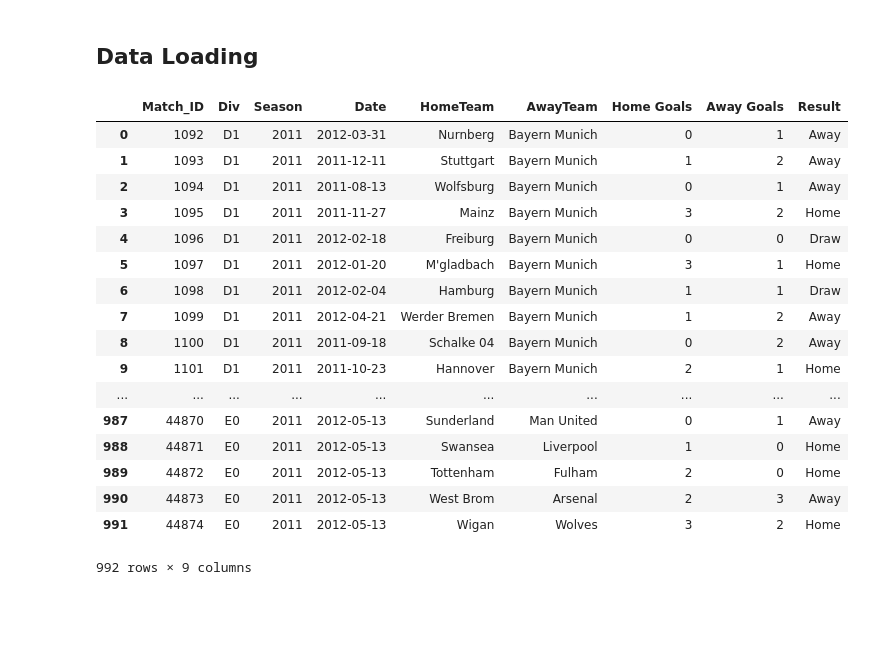
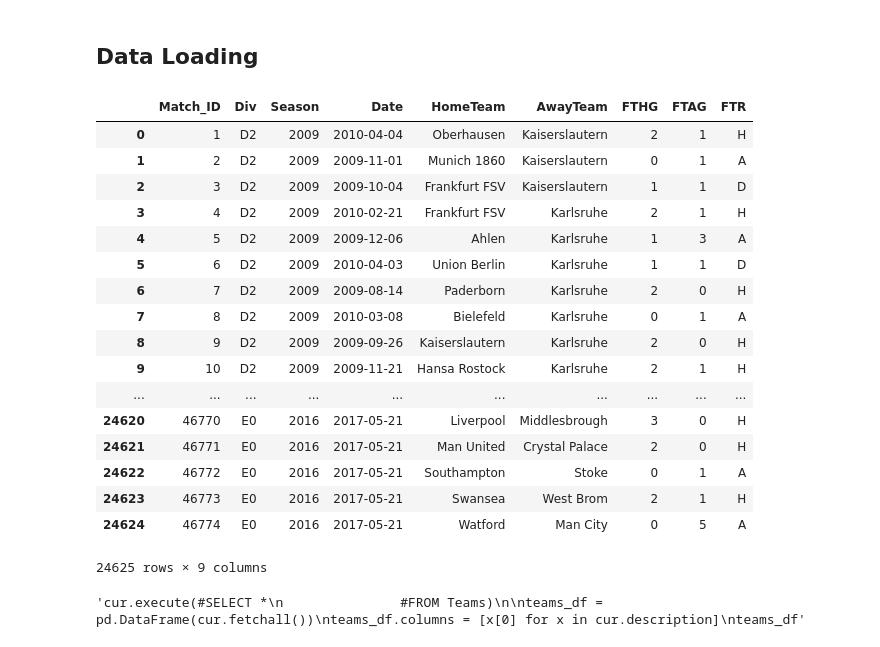
Before and after one commit to Louis-Bad/Module-2---Football-Analysis, a Jupyter notebook: Scrap paper work.ipynb, the cells around one changed output. Drawn from its saved outputs; the diff is of its cells as text; code cells hidden in the pictures; blank space fills up the shorter version.

```diff
--- a/Scrap paper work.ipynb
+++ b/Scrap paper work.ipynb
@@ -10,35 +10,40 @@ cur = conn.cursor()
 # %%
 cur.execute("""SELECT *
                FROM Matches
-               WHERE season = '2011'
                ;""")
 
 matches_df = pd.DataFrame(cur.fetchall())
 matches_df.columns = [x[0] for x in cur.description]
-matches_df.rename(columns={"FTHG":"Home Goals", "FTAG":"Away Goals", "FTR":"Result"}, inplace=True)
+matches_df
+# %% [output]
+|  | Match_ID | Div | Season | Date | HomeTeam | AwayTeam | FTHG | FTAG | FTR |
+| 0 | 1 | D2 | 2009 | 2010-04-04 | Oberhausen | Kaiserslautern | 2 | 1 | H |
+| 1 | 2 | D2 | 2009 | 2009-11-01 | Munich 1860 | Kaiserslautern | 0 | 1 | A |
+| 2 | 3 | D2 | 2009 | 2009-10-04 | Frankfurt FSV | Kaiserslautern | 1 | 1 | D |
+| 3 | 4 | D2 | 2009 | 2010-02-21 | Frankfurt FSV | Karlsruhe | 2 | 1 | H |
+| 4 | 5 | D2 | 2009 | 2009-12-06 | Ahlen | Karlsruhe | 1 | 3 | A |
+| 5 | 6 | D2 | 2009 | 2010-04-03 | Union Berlin | Karlsruhe | 1 | 1 | D |
+| 6 | 7 | D2 | 2009 | 2009-08-14 | Paderborn | Karlsruhe | 2 | 0 | H |
+| 7 | 8 | D2 | 2009 | 2010-03-08 | Bielefeld | Karlsruhe | 0 | 1 | A |
+| 8 | 9 | D2 | 2009 | 2009-09-26 | Kaiserslautern | Karlsruhe | 2 | 0 | H |
+| 9 | 10 | D2 | 2009 | 2009-11-21 | Hansa Rostock | Karlsruhe | 2 | 1 | H |
+| ... | ... | ... | ... | ... | ... | ... | ... | ... | ... |
+| 24620 | 46770 | E0 | 2016 | 2017-05-21 | Liverpool | Middlesbrough | 3 | 0 | H |
+| 24621 | 46771 | E0 | 2016 | 2017-05-21 | Man United | Crystal Palace | 2 | 0 | H |
+| 24622 | 46772 | E0 | 2016 | 2017-05-21 | Southampton | Stoke | 0 | 1 | A |
+| 24623 | 46773 | E0 | 2016 | 2017-05-21 | Swansea | West Brom | 2 | 1 | H |
+| 24624 | 46774 | E0 | 2016 | 2017-05-21 | Watford | Man City | 0 | 5 | A |
+24625 rows × 9 columns
-# %%
-matches_df.loc[(matches_df.Result == 'H'),'Result'] = 'Home'
-matches_df.loc[(matches_df.Result == 'A'),'Result'] = 'Away'
-matches_df.loc[(matches_df.Result == 'D'),'Result'] = 'Draw'
-matches_df
-# %% [output]
-|  | Match_ID | Div | Season | Date | HomeTeam | AwayTeam | Home Goals | Away Goals | Result |
-| 0 | 1092 | D1 | 2011 | 2012-03-31 | Nurnberg | Bayern Munich | 0 | 1 | Away |
-| 1 | 1093 | D1 | 2011 | 2011-12-11 | Stuttgart | Bayern Munich | 1 | 2 | Away |
-| 2 | 1094 | D1 | 2011 | 2011-08-13 | Wolfsburg | Bayern Munich | 0 | 1 | Away |
-| 3 | 1095 | D1 | 2011 | 2011-11-27 | Mainz | Bayern Munich | 3 | 2 | Home |
-| 4 | 1096 | D1 | 2011 | 2012-02-18 | Freiburg | Bayern Munich | 0 | 0 | Draw |
-| 5 | 1097 | D1 | 2011 | 2012-01-20 | M'gladbach | Bayern Munich | 3 | 1 | Home |
-| 6 | 1098 | D1 | 2011 | 2012-02-04 | Hamburg | Bayern Munich | 1 | 1 | Draw |
-| 7 | 1099 | D1 | 2011 | 2012-04-21 | Werder Bremen | Bayern Munich | 1 | 2 | Away |
-| 8 | 1100 | D1 | 2011 | 2011-09-18 | Schalke 04 | Bayern Munich | 0 | 2 | Away |
-| 9 | 1101 | D1 | 2011 | 2011-10-23 | Hannover | Bayern Munich | 2 | 1 | Home |
-| ... | ... | ... | ... | ... | ... | ... | ... | ... | ... |
-| 987 | 44870 | E0 | 2011 | 2012-05-13 | Sunderland | Man United | 0 | 1 | Away |
-| 988 | 44871 | E0 | 2011 | 2012-05-13 | Swansea | Liverpool | 1 | 0 | Home |
-| 989 | 44872 | E0 | 2011 | 2012-05-13 | Tottenham | Fulham | 2 | 0 | Home |
-| 990 | 44873 | E0 | 2011 | 2012-05-13 | West Brom | Arsenal | 2 | 3 | Away |
-| 991 | 44874 | E0 | 2011 | 2012-05-13 | Wigan | Wolves | 3 | 2 | Home |
-992 rows × 9 columns
+# %%
+"""cur.execute(#SELECT *
+               #FROM Teams)
+
+teams_df = pd.DataFrame(cur.fetchall())
+teams_df.columns = [x[0] for x in cur.description]
+teams_df"""
+
+# Dont need this table
+# %% [output]
+'cur.execute(#SELECT *\n               #FROM Teams)\n\nteams_df = pd.DataFrame(cur.fetchall())\nteams_df.columns = [x[0] for x in cur.description]\nteams_df'
 # %%
 cur.execute("""SELECT *
```
Also changed, not shown: parts of 9 cells of this notebook.
